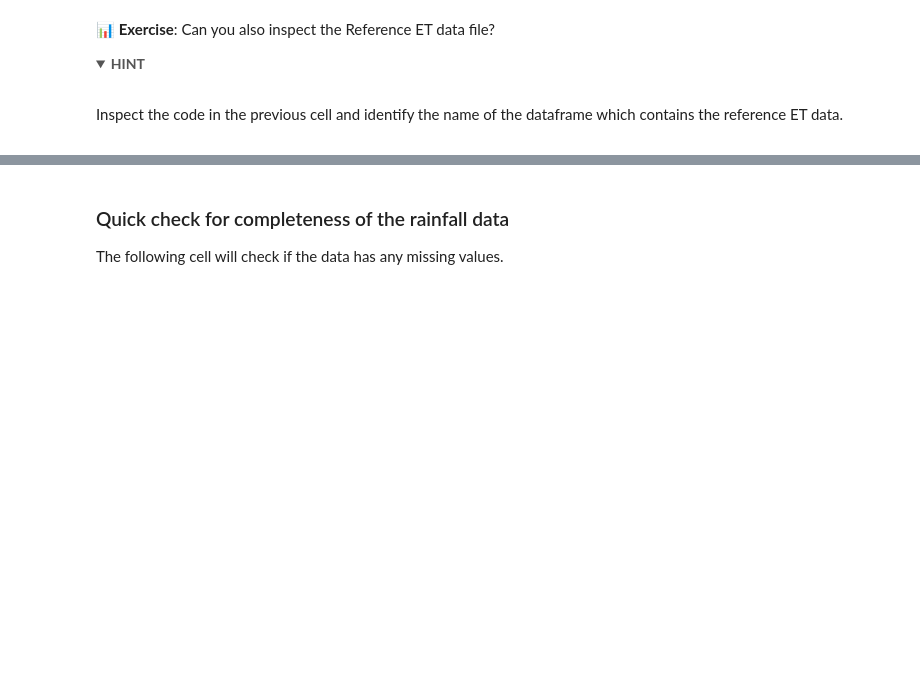
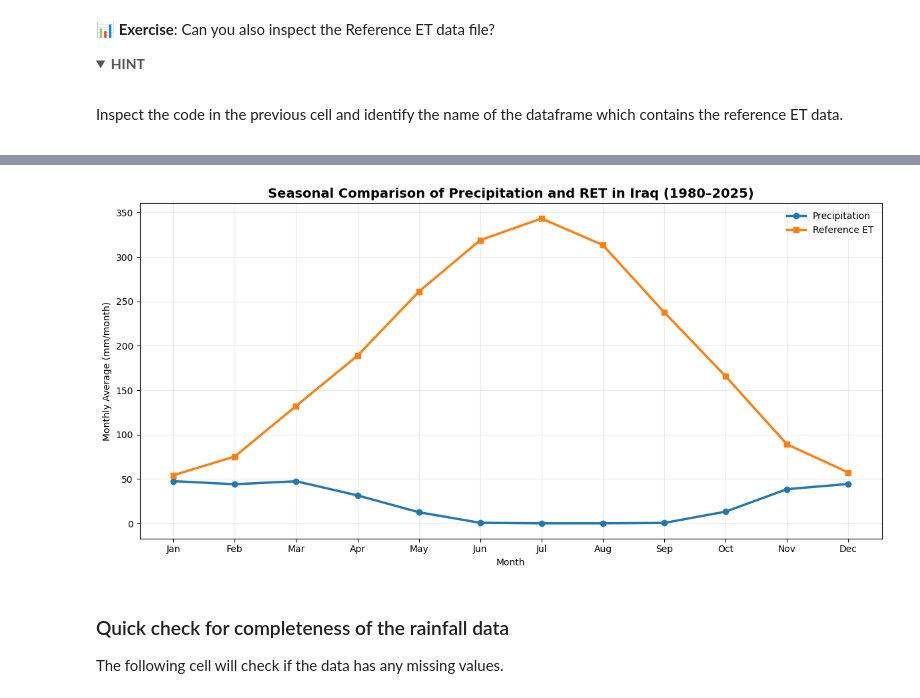
Before and after one commit to drealdrizz/Arithmetic, a Jupyter notebook: 2_LTAS_Iraq_Timeseries_Analyses.ipynb, the cells around one changed output, grey strips where cells are left out. Saved outputs shown, nothing was run; the diff lists cells and outputs as text; code cells hidden in the pictures; folded sections open; blank space fills up the shorter version.

```diff
--- a/2_LTAS_Iraq_Timeseries_Analyses.ipynb
+++ b/2_LTAS_Iraq_Timeseries_Analyses.ipynb
@@ -324,3 +523,39 @@ Descriptive statistics:
+# %%
+plt.figure(figsize=(12, 6))
+
+plt.plot(
+    months, pcp_mean.values,
+    marker="o", linewidth=2.5,
+    label="Precipitation"
+)
+
+plt.plot(
+    months, ret_mean.values,
+    marker="s", linewidth=2.5,
+    label="Reference ET"
+)
+
+plt.title(
+    "Seasonal Comparison of Precipitation and RET in Iraq (1980–2025)",
+    fontsize=14,
+    fontweight="bold"
+)
+
+plt.xlabel("Month")
+plt.ylabel("Monthly Average (mm/month)")
+plt.grid(alpha=0.25)
+plt.legend(frameon=False)
+plt.tight_layout()
+
+plt.savefig(
+    "/content/Iraq_PCP_RET_Comparison.png",
+    dpi=300,
+    bbox_inches="tight"
+)
+
+plt.show()
+# %% [output]
+[figure, added]
 # %% [markdown]
 ### Quick check for completeness of the rainfall data
 
```
Also changed, not shown: parts of 7 cells of this notebook.
